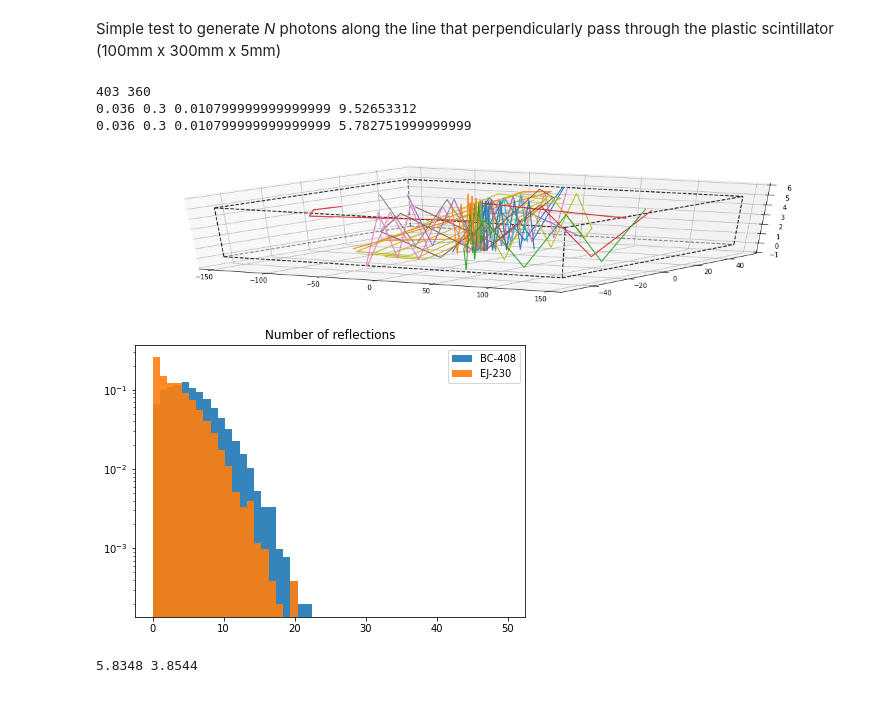
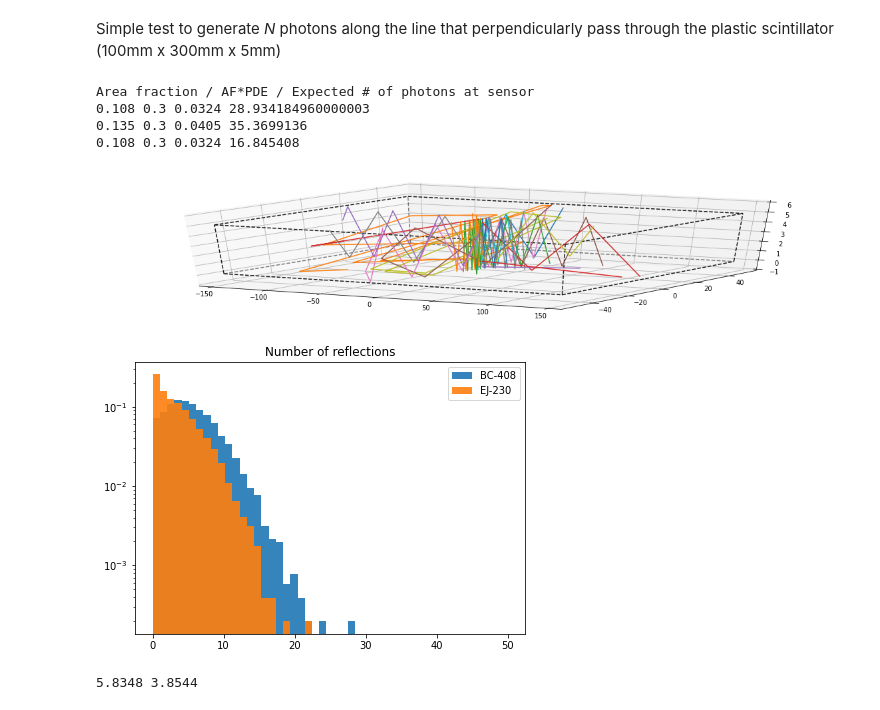
Before and after one commit to yfujii02/work4comet, a Jupyter notebook: SimpleLightPropagationAnalysis.ipynb, the cells around one changed output. Drawn from its saved outputs; the diff is of its cells as text; code cells hidden in the pictures.

```diff
--- a/SimpleLightPropagationAnalysis.ipynb
+++ b/SimpleLightPropagationAnalysis.ipynb
@@ -234,7 +234,7 @@ def getNumRef(ref):
             num=num+1
     return num
 
-narriveZ=[0,0,0,0]
+narriveZ=[0,0,0,0,0,0]
 #nev=nprod
 nev=5000
 numRefBC=[]
@@ -248,48 +248,59 @@ for i in range(nev):
     if(i%200==0):
         #ax[0].plot(x,y)
         #ax[1].plot(z,y)
         ax.plot(z,x,y)
     if endz[0]==True:
         narriveZ[0]=narriveZ[0]+1
     if endz[1]==True:
         narriveZ[1]=narriveZ[1]+1
+    #####################################
+    # What if we use narrower counter??
+    #####################################
+    x,y,z,endz=reflectlines(0,rndy[i],0,px[i],py[i],pz[i],0.1,attLength[0]*10,nRef,[-40,40],[0,5],[-150,150])
+    if endz[0]==True:
+        narriveZ[2]=narriveZ[2]+1
+    if endz[1]==True:
+        narriveZ[3]=narriveZ[3]+1
 
     wl=dataEJ[i]
     ref=fsp2(wl)/100.0 # Use the function for angle=0 just for now
     nRef=getNumRef(ref)
     numRefEJ.append(nRef)
     x,y,z,endz=reflectlines(0,rndy[i],0,px[i],py[i],pz[i],0.1,attLength[0]*10,nRef,[-50,50],[0,5],[-150,150])
-    #if(i%200==0):
-        #ax[0].plot(x,y)
-        #ax[1].plot(z,y)
-        #ax.plot(z,x,y)
     if endz[0]==True:
-        narriveZ[2]=narriveZ[2]+1
+        narriveZ[4]=narriveZ[4]+1
     if endz[1]==True:
-        narriveZ[3]=narriveZ[3]+1
+        narriveZ[5]=narriveZ[5]+1
 
-print(narriveZ[0],narriveZ[1])
 
-nsensors=2
+#print(narriveZ[0],narriveZ[1])
+
+nsensors=6 ### Yet an arbitrary number..
+pde=0.3
 areaFrac=3*3*nsensors/(100*5)
-pde=0.3
+print('Area fraction / AF*PDE / Expected # of photons at sensor')
 print(areaFrac,pde,areaFrac*pde,areaFrac*pde*(narriveZ[0]/nev)*dE2L[0])
-print(areaFrac,pde,areaFrac*pde,areaFrac*pde*(narriveZ[2]/nev)*dE2L[1])
+areaFrac=3*3*nsensors/(80*5) # for smaller width counter
+print(areaFrac,pde,areaFrac*pde,areaFrac*pde*(narriveZ[2]/nev)*dE2L[0])
+## EJ-230
+areaFrac=3*3*nsensors/(100*5)
+print(areaFrac,pde,areaFrac*pde,areaFrac*pde*(narriveZ[4]/nev)*dE2L[1])
 
 fig = plt.figure(figsize=(7,5))
 xbin=np.linspace(0,50,50)
 plt.title('Number of reflections')
 plt.hist(numRefBC,bins=xbin,density=True,alpha=0.9,label='BC-408')
 plt.hist(numRefEJ,bins=xbin,density=True,alpha=0.9,label='EJ-230')
 plt.legend(loc='upper right')
 plt.yscale('Log')
 plt.show()
 # %% [output]
-403 360
-0.036 0.3 0.010799999999999999 9.52653312
-0.036 0.3 0.010799999999999999 5.782751999999999
+Area fraction / AF*PDE / Expected # of photons at sensor
+0.108 0.3 0.0324 28.934184960000003
+0.135 0.3 0.0405 35.3699136
+0.108 0.3 0.0324 16.845408
-[figure, old version]
+[figure, new version]
-[figure, old version]
+[figure, new version]
 # %%
 print(np.array(numRefBC).mean(),np.array(numRefEJ).mean())
 # %% [output]
```
